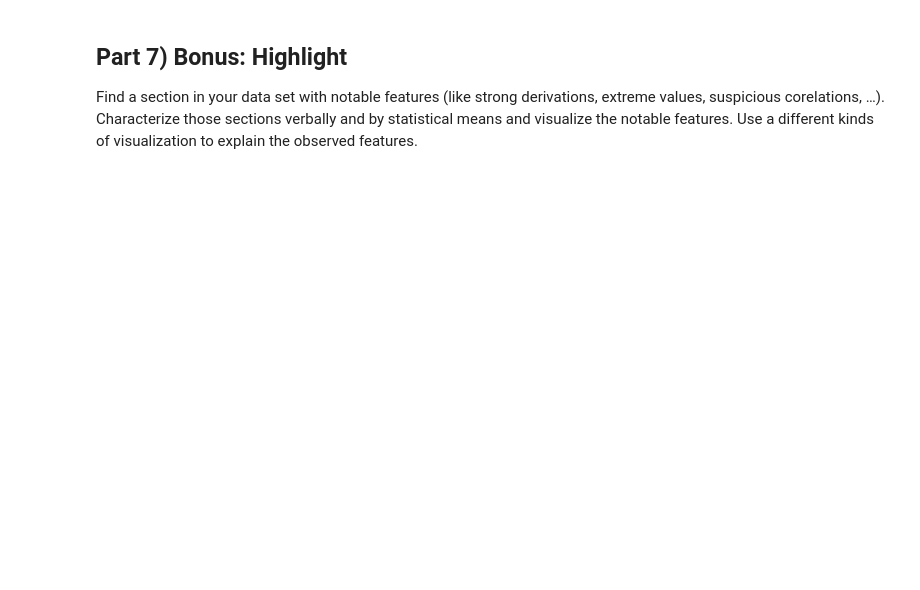
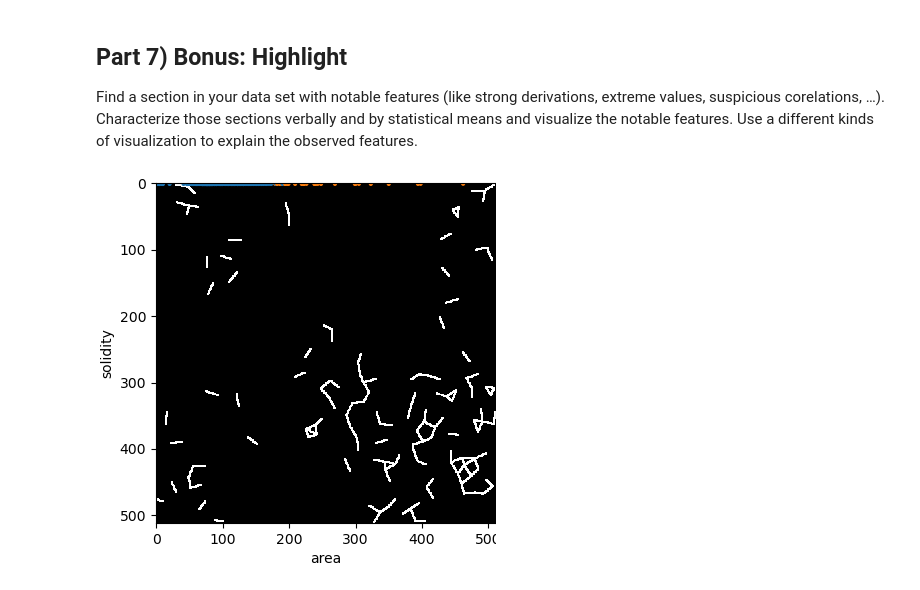
Before and after one commit to marabuuu/rse-lab, a Jupyter notebook: notebooks/RSE_assignment.ipynb, the cells around one changed output. Saved outputs shown, nothing was run; the diff lists cells and outputs as text; code cells hidden in the pictures; blank space fills up the shorter version.

```diff
--- a/notebooks/RSE_assignment.ipynb
+++ b/notebooks/RSE_assignment.ipynb
@@ -221,0 +218,11 @@ Use a different kinds of visualization to explain the observed features.
+# %%
+max_distance = 20
+
+proximal_neighbor_mesh = cle.draw_mesh_between_proximal_labels(img_labeled, maximum_distance=max_distance)
+
+# we make the lines a bit thicker for visualization purposes
+proximal_neighbor_mesh = cle.maximum_box(proximal_neighbor_mesh, radius_x=1, radius_y=1)
+
+cle.imshow(proximal_neighbor_mesh)
+# %% [output]
+[figure, added]
```
Also changed, not shown: parts of 17 cells of this notebook.
